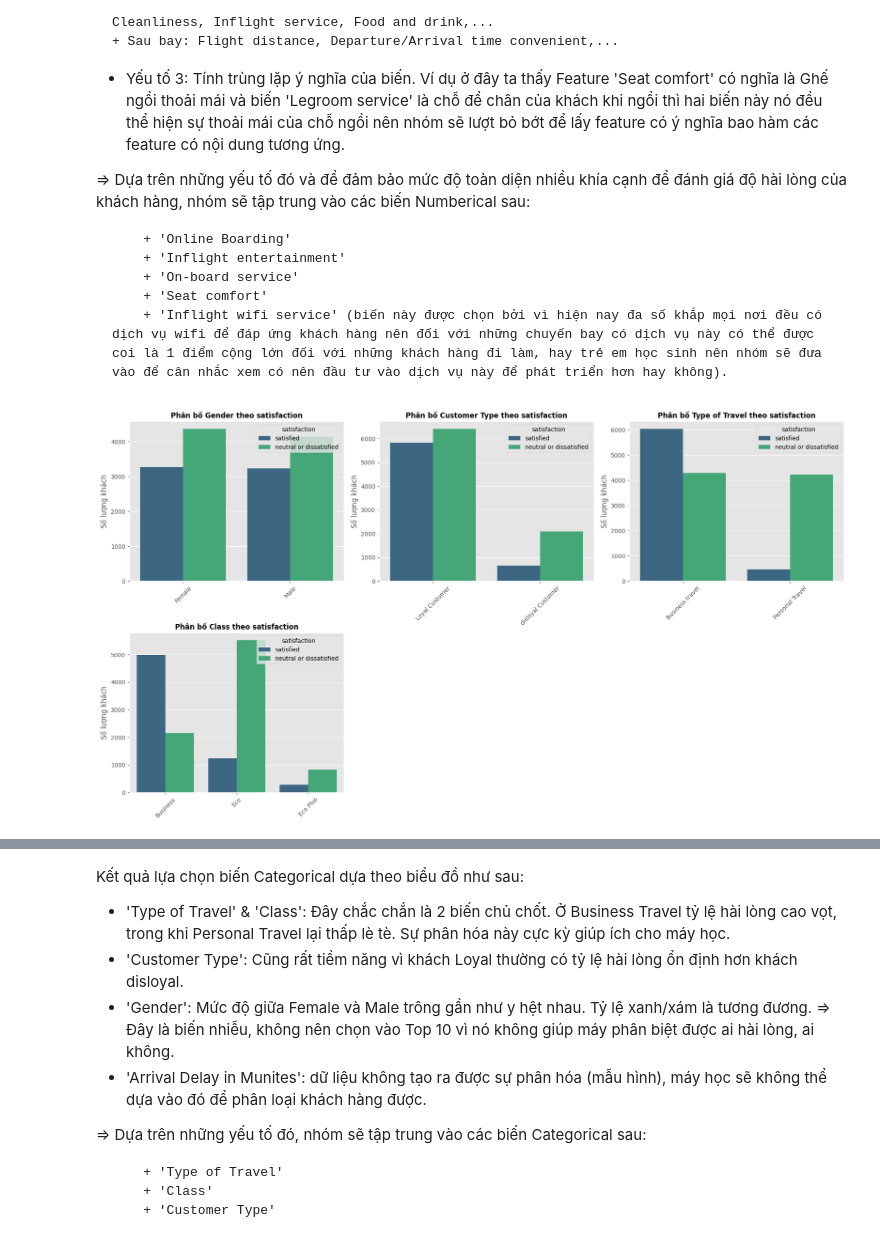
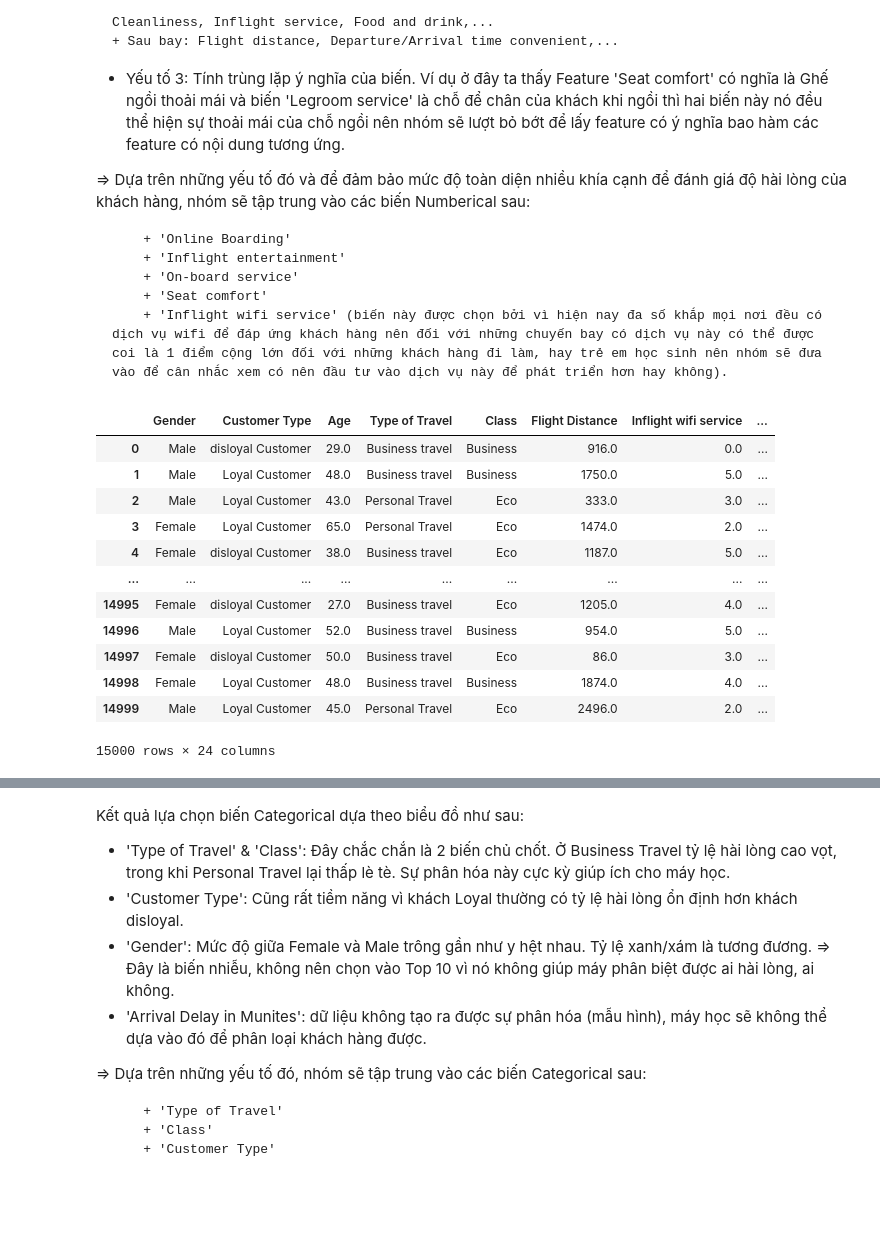
Before and after one commit to thaihoanguyen1309/Airline-Analysis, a Jupyter notebook: Notebooks_Airline/Code_FP_Airline_HoaPhuoc.ipynb, the cells around one changed output, grey strips where cells are left out. Saved outputs shown, nothing was run; the diff lists cells and outputs as text; code cells hidden in the pictures; blank space fills up the shorter version.

```diff
--- a/Notebooks_Airline/Code_FP_Airline_HoaPhuoc.ipynb
+++ b/Notebooks_Airline/Code_FP_Airline_HoaPhuoc.ipynb
@@ -316,29 +316,19 @@ Kết quả lựa chọn biến Numberical dựa theo biểu đồ:
         + 'On-board service'
         + 'Seat comfort'
         + 'Inflight wifi service' (biến này được chọn bởi vì hiện nay đa số khắp mọi nơi đều có dịch vụ wifi để đáp ứng khách hàng nên đối với những chuyến bay có dịch vụ này có thể được coi là 1 điểm cộng lớn đối với những khách hàng đi làm, hay trẻ em học sinh nên nhóm sẽ đưa vào để cân nhắc xem có nên đầu tư vào dịch vụ này để phát triển hơn hay không).
-# %%
-# EDA cho biến Categorical
-# 1. Khởi tạo khung lưới (2 dòng, 3 cột)
-# flatten() giúp biến mảng axes 2 chiều thành 1 chiều để dễ chạy vòng lặp
-fig, axes = plt.subplots(2, 3, figsize=(18, 10))
-axes = axes.flatten()
-
-# 2. Chạy vòng lặp qua danh sách biến chữ
-for i, col in enumerate(cat_cols):
-    # Vẽ biểu đồ vào đúng ô tương ứng
-    sns.countplot(data=train_set, x=col, hue='satisfaction', ax=axes[i], palette='viridis')
-
-    # Tùy chỉnh tiêu đề và nhãn
-    axes[i].set_title(f'Phân bố {col} theo satisfaction', fontsize=12, fontweight='bold')
-    axes[i].tick_params(axis='x', rotation=45)
-    axes[i].set_xlabel('') # Ẩn tên cột dưới trục X cho đỡ rối
-    axes[i].set_ylabel('Số lượng khách')
-
-# 3. Xóa các ô trống nếu số lượng cột ít hơn 6 (tránh để ô trắng vô duyên)
-for j in range(i + 1, len(axes)):
-    fig.delaxes(axes[j])
-
-plt.tight_layout()
-plt.show()
-# %% [output]
-[figure, removed]
+# %%
+train_set
+# %% [output]
+|  | Gender | Customer Type | Age | Type of Travel | Class | Flight Distance | Inflight wifi service | ... |
+| 0 | Male | disloyal Customer | 29.0 | Business travel | Business | 916.0 | 0.0 | ... |
+| 1 | Male | Loyal Customer | 48.0 | Business travel | Business | 1750.0 | 5.0 | ... |
+| 2 | Male | Loyal Customer | 43.0 | Personal Travel | Eco | 333.0 | 3.0 | ... |
+| 3 | Female | Loyal Customer | 65.0 | Personal Travel | Eco | 1474.0 | 2.0 | ... |
+| 4 | Female | disloyal Customer | 38.0 | Business travel | Eco | 1187.0 | 5.0 | ... |
+| ... | ... | ... | ... | ... | ... | ... | ... | ... |
+| 14995 | Female | disloyal Customer | 27.0 | Business travel | Eco | 1205.0 | 4.0 | ... |
+| 14996 | Male | Loyal Customer | 52.0 | Business travel | Business | 954.0 | 5.0 | ... |
+| 14997 | Female | disloyal Customer | 50.0 | Business travel | Eco | 86.0 | 3.0 | ... |
+| 14998 | Female | Loyal Customer | 48.0 | Business travel | Business | 1874.0 | 4.0 | ... |
+| 14999 | Male | Loyal Customer | 45.0 | Personal Travel | Eco | 2496.0 | 2.0 | ... |
+15000 rows × 24 columns
```
Also changed, not shown: parts of 3 cells of this notebook.
